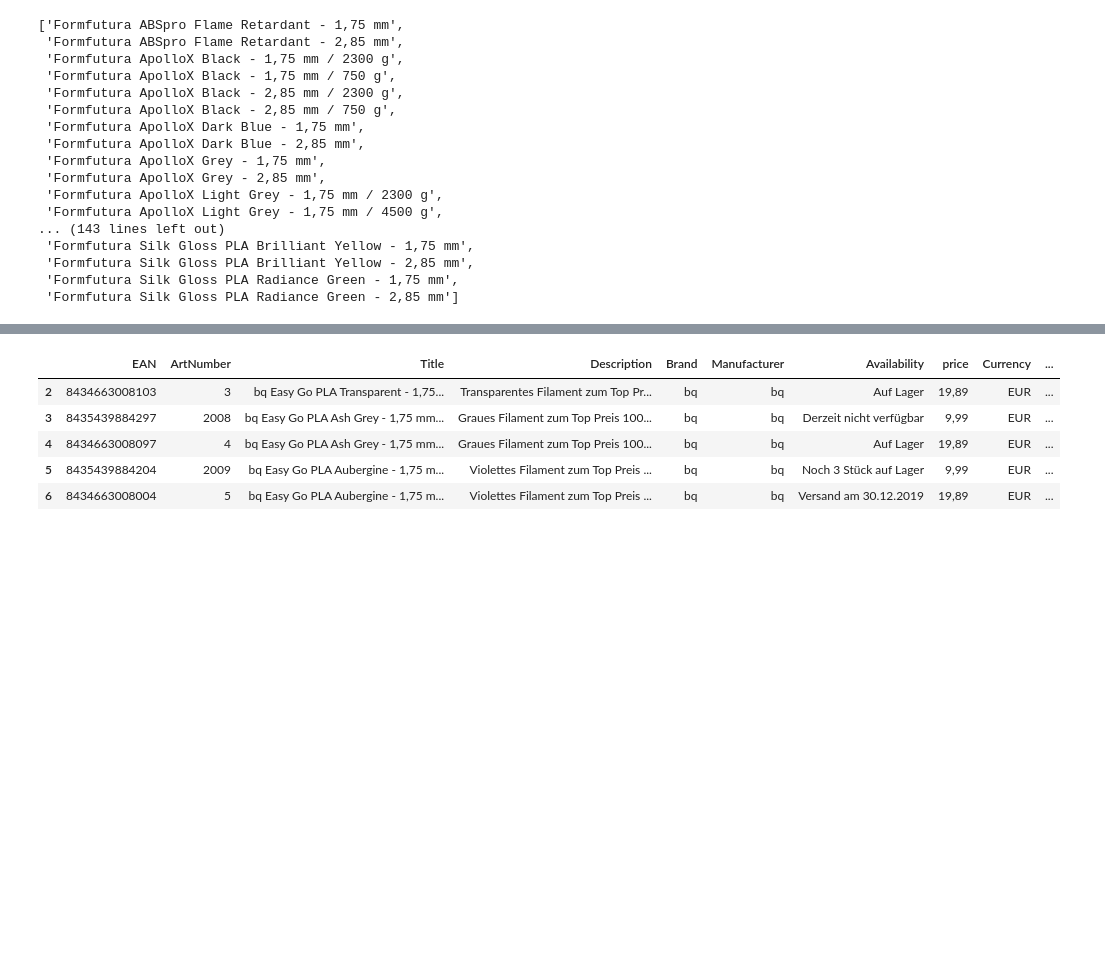
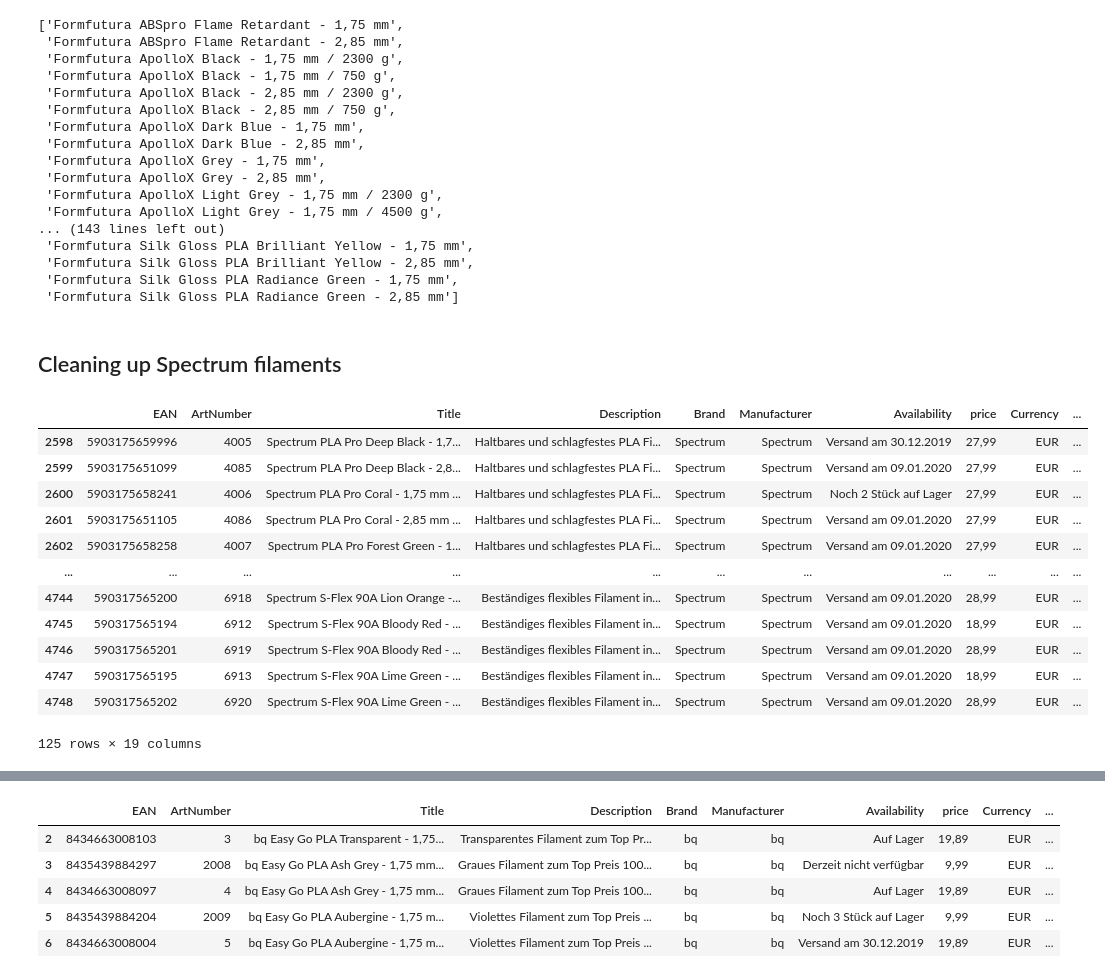
Before and after one commit to subrockmann/product-cleaner, a Jupyter notebook: 3djake Produktdaten.ipynb, the cells around one changed output, grey strips where cells are left out. Drawn from its saved outputs; the diff is of its cells as text; code cells hidden in the pictures; blank space fills up the shorter version.

Commit message:
feat: cleaning Spectrum filaments

```diff
--- a/3djake Produktdaten.ipynb
+++ b/3djake Produktdaten.ipynb
@@ -623,3 +623,22 @@ fils
  'Formfutura Silk Gloss PLA Brilliant Yellow - 2,85 mm',
  'Formfutura Silk Gloss PLA Radiance Green - 1,75 mm',
  'Formfutura Silk Gloss PLA Radiance Green - 2,85 mm']
+# %% [markdown]
+## Cleaning up Spectrum filaments ##
+# %%
+spectrum_df = filament_df[filament_df.Brand =='Spectrum']
+spectrum_df
+# %% [output]
+|  | EAN | ArtNumber | Title | Description | Brand | Manufacturer | Availability | price | Currency | ... |
+| 2598 | 5903175659996 | 4005 | Spectrum PLA Pro Deep Black - 1,7... | Haltbares und schlagfestes PLA Fi... | Spectrum | Spectrum | Versand am 30.12.2019 | 27,99 | EUR | ... |
+| 2599 | 5903175651099 | 4085 | Spectrum PLA Pro Deep Black - 2,8... | Haltbares und schlagfestes PLA Fi... | Spectrum | Spectrum | Versand am 09.01.2020 | 27,99 | EUR | ... |
+| 2600 | 5903175658241 | 4006 | Spectrum PLA Pro Coral - 1,75 mm ... | Haltbares und schlagfestes PLA Fi... | Spectrum | Spectrum | Noch 2 Stück auf Lager | 27,99 | EUR | ... |
+| 2601 | 5903175651105 | 4086 | Spectrum PLA Pro Coral - 2,85 mm ... | Haltbares und schlagfestes PLA Fi... | Spectrum | Spectrum | Versand am 09.01.2020 | 27,99 | EUR | ... |
+| 2602 | 5903175658258 | 4007 | Spectrum PLA Pro Forest Green - 1... | Haltbares und schlagfestes PLA Fi... | Spectrum | Spectrum | Versand am 09.01.2020 | 27,99 | EUR | ... |
+| ... | ... | ... | ... | ... | ... | ... | ... | ... | ... | ... |
+| 4744 | 590317565200 | 6918 | Spectrum S-Flex 90A Lion Orange -... | Beständiges flexibles Filament in... | Spectrum | Spectrum | Versand am 09.01.2020 | 28,99 | EUR | ... |
+| 4745 | 590317565194 | 6912 | Spectrum S-Flex 90A Bloody Red - ... | Beständiges flexibles Filament in... | Spectrum | Spectrum | Versand am 09.01.2020 | 18,99 | EUR | ... |
+| 4746 | 590317565201 | 6919 | Spectrum S-Flex 90A Bloody Red - ... | Beständiges flexibles Filament in... | Spectrum | Spectrum | Versand am 09.01.2020 | 28,99 | EUR | ... |
+| 4747 | 590317565195 | 6913 | Spectrum S-Flex 90A Lime Green - ... | Beständiges flexibles Filament in... | Spectrum | Spectrum | Versand am 09.01.2020 | 18,99 | EUR | ... |
+| 4748 | 590317565202 | 6920 | Spectrum S-Flex 90A Lime Green - ... | Beständiges flexibles Filament in... | Spectrum | Spectrum | Versand am 09.01.2020 | 28,99 | EUR | ... |
+125 rows × 19 columns
```
Also changed, not shown: parts of 3 cells of this notebook.
